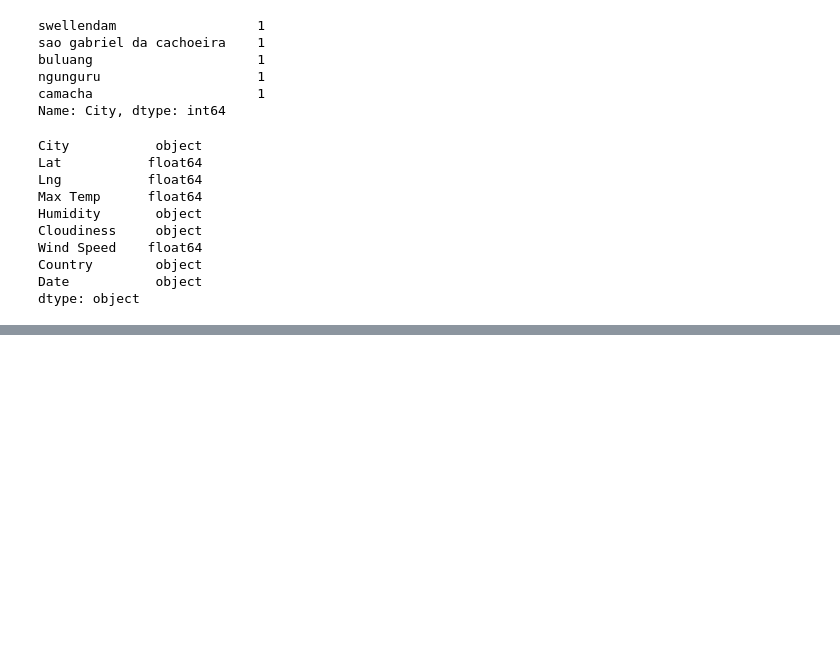
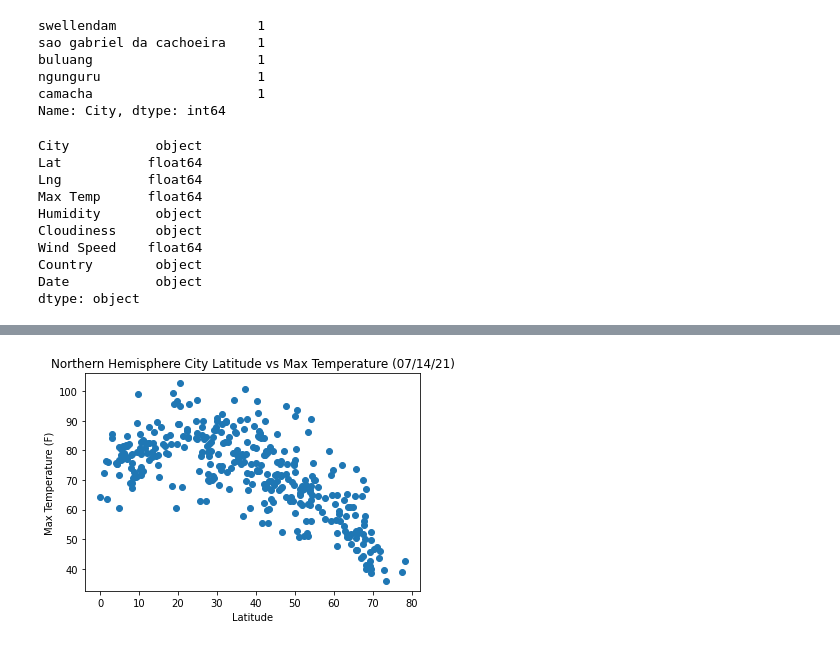
Before and after one commit to mjcarlson628/python-api-challenge, a Jupyter notebook: WeatherPy/WeatherPy.ipynb, the cells around one changed output, grey strips where cells are left out. Saved outputs shown, nothing was run; the diff lists cells and outputs as text; code cells hidden in the pictures; blank space fills up the shorter version.

```diff
--- a/WeatherPy/WeatherPy.ipynb
+++ b/WeatherPy/WeatherPy.ipynb
@@ -144,0 +166,4 @@ cities_df.describe()
+# %%
+# Split into hemispheres to plot separate regression lines
+north_df = cities_df.loc[cities_df["Lat"] > 0]
+south_df = cities_df.loc[cities_df["Lat"] < 0]
@@ -144,0 +180,10 @@ cities_df.describe()
+# %%
+# Northern Hemisphere
+plt.scatter(north_df["Lat"], north_df["Max Temp"])
+plt.title("Northern Hemisphere City Latitude vs Max Temperature (07/14/21)")
+plt.xlabel("Latitude")
+plt.ylabel("Max Temperature (F)")
+
+plt.show()
+# %% [output]
+[figure, added]
```
Also changed, not shown: parts of 13 cells of this notebook.
